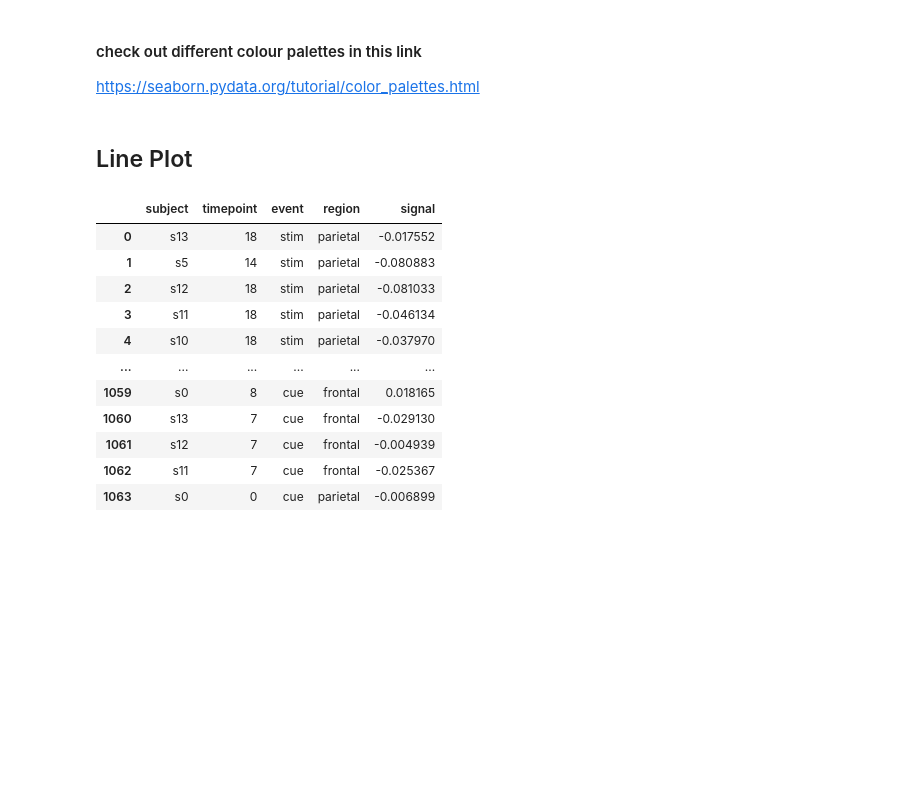
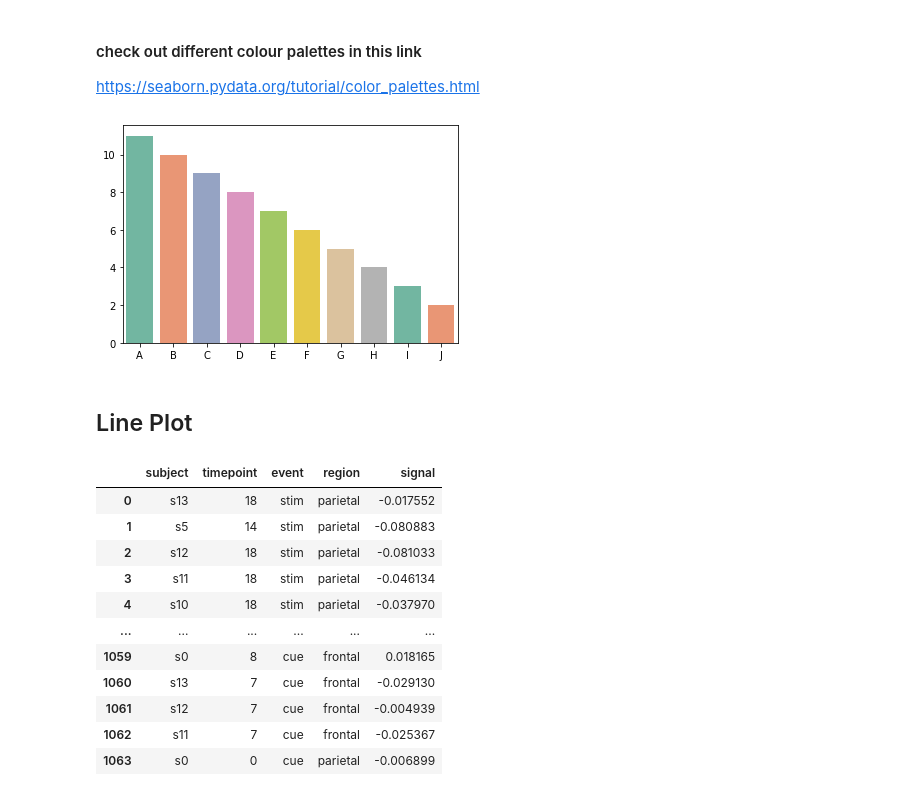
Before and after one commit to recervictory/BOSTON-AI, a Jupyter notebook: Basic Visualization/Introduction to seaborn .ipynb, the cells around one changed output. Cells and saved outputs as stored; diff of their text form; code cells hidden in the pictures; blank space fills up the shorter version.

```diff
--- a/Basic Visualization/Introduction to seaborn .ipynb
+++ b/Basic Visualization/Introduction to seaborn .ipynb
@@ -57,7 +57,10 @@ sns.barplot(x=x, y=y1, palette="rocket")
 #### check out different colour palettes in this link
 https://seaborn.pydata.org/tutorial/color_palettes.html
 # %%
-sns.barplot(x=x, y=y1, palette=##Fix me##)
+sns.barplot(x=x, y=y1, palette="Set2")
+plt.show()
+# %% [output]
+[figure, added]
 # %% [markdown]
 ## Line Plot
 # %%
```
Also changed, not shown: parts of 15 cells of this notebook, 14 other files.
